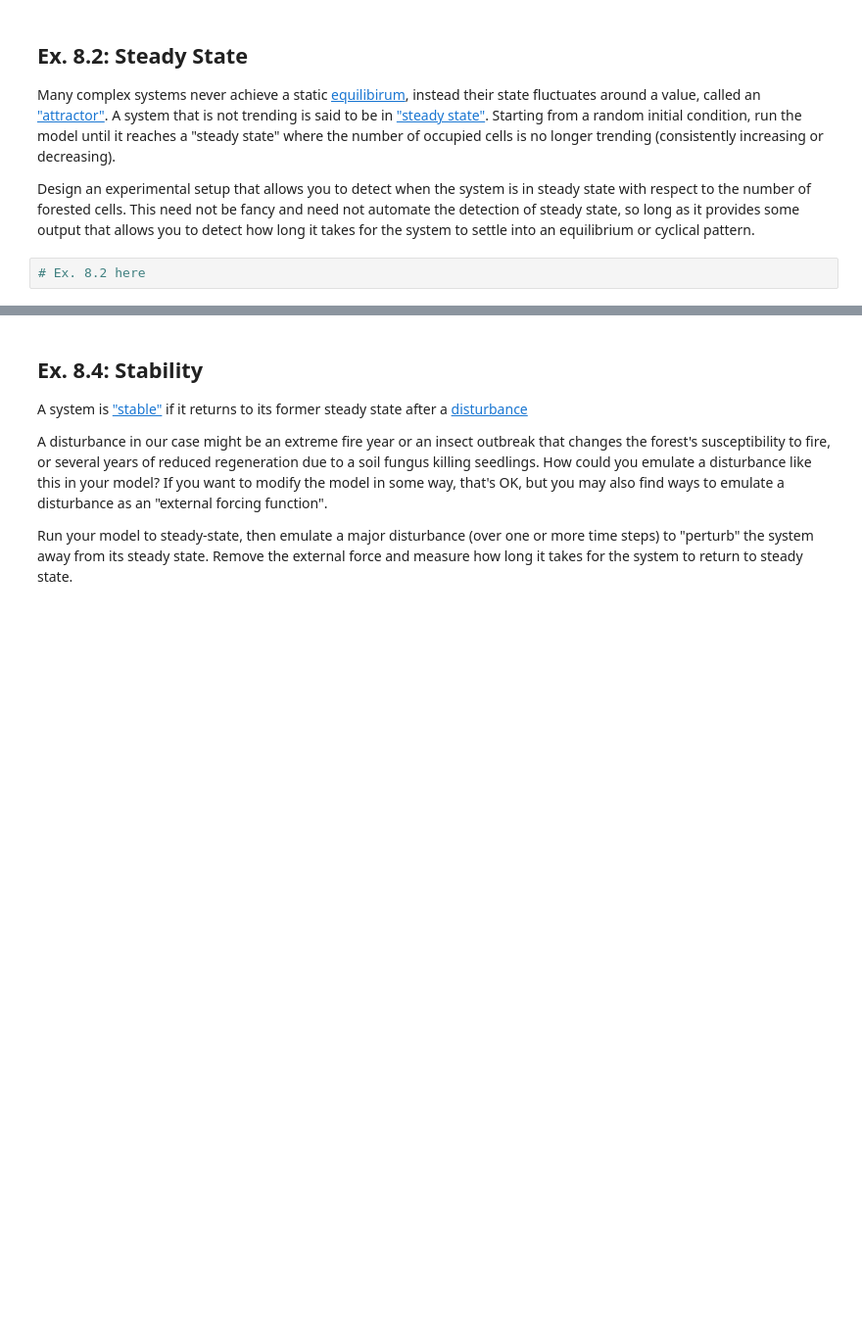
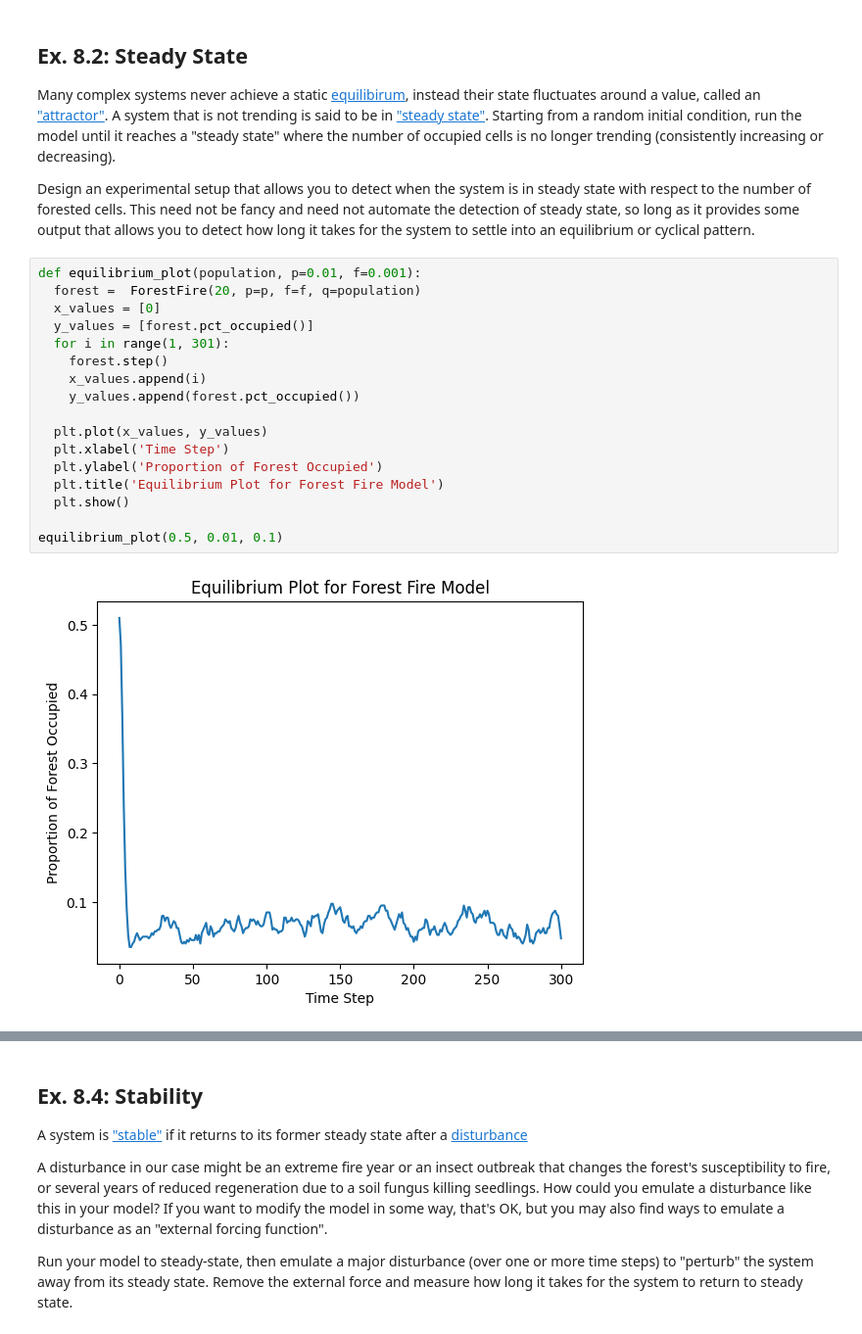
Before and after one commit to sebasabarca/cap-comp215, a Jupyter notebook: Copy_of_lab07_10_fire.ipynb, the cells around one changed output, grey strips where cells are left out. Shown at 98% size. Cells and saved outputs as stored; diff of their text form; blank space fills up the shorter version.

```diff
--- a/Copy_of_lab07_10_fire.ipynb
+++ b/Copy_of_lab07_10_fire.ipynb
@@ -294,8 +320,25 @@ Starting from a random initial condition, run the model until it reaches a "stea
 
 Design an experimental setup that allows you to detect when the system is in steady state with respect to the number of forested cells.
 This need not be fancy and need not automate the detection of steady state, so long as it provides some output that allows you to detect how long it takes for the system to settle into an equilibrium or cyclical pattern.
-# %%
-# Ex. 8.2 here
+# %%
+def equilibrium_plot(population, p=0.01, f=0.001):
+  forest =  ForestFire(20, p=p, f=f, q=population)
+  x_values = [0]
+  y_values = [forest.pct_occupied()]
+  for i in range(1, 301):
+    forest.step()
+    x_values.append(i)
+    y_values.append(forest.pct_occupied())
+
+  plt.plot(x_values, y_values)
+  plt.xlabel('Time Step')
+  plt.ylabel('Proportion of Forest Occupied')
+  plt.title('Equilibrium Plot for Forest Fire Model')
+  plt.show()
+
+equilibrium_plot(0.5, 0.01, 0.1)
+# %% [output]
+[figure, added]
 # %% [markdown]
 ### Question 8.3:
 Starting with a uniform random landscape, $q$ = 0.5, find the steady state proportion of forested cells of this system for 3 different combinations of $p$ and $f$, and the approx. number of time steps required to reach steady state.
```
Also changed, not shown: parts of 10 cells of this notebook.
